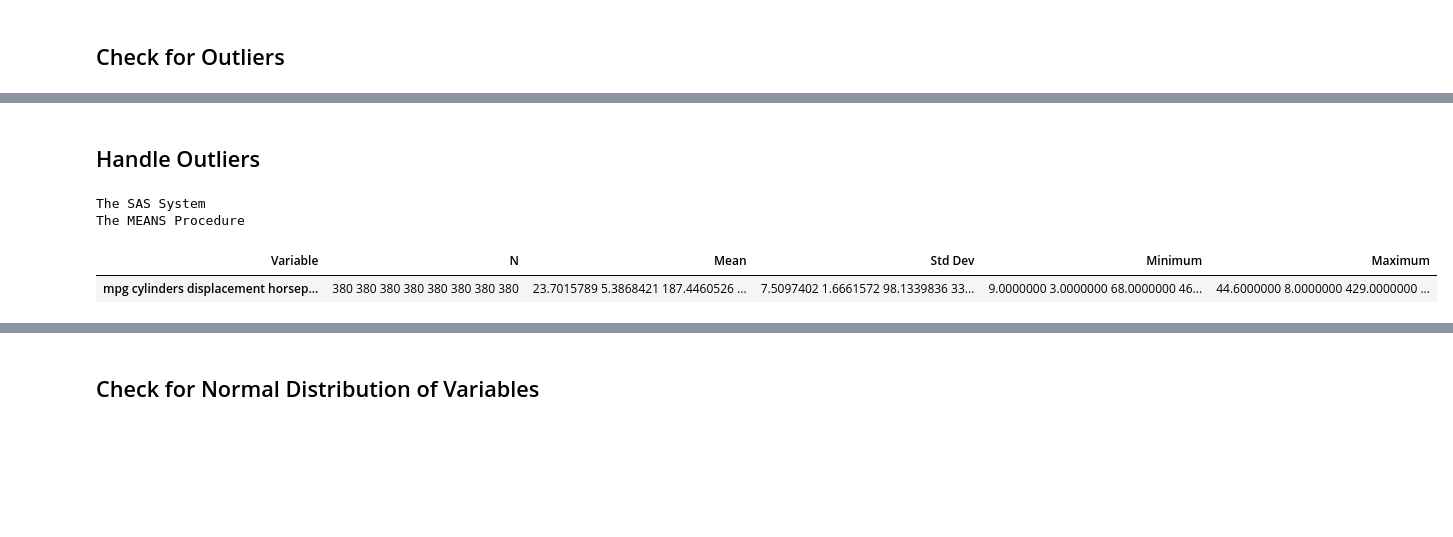
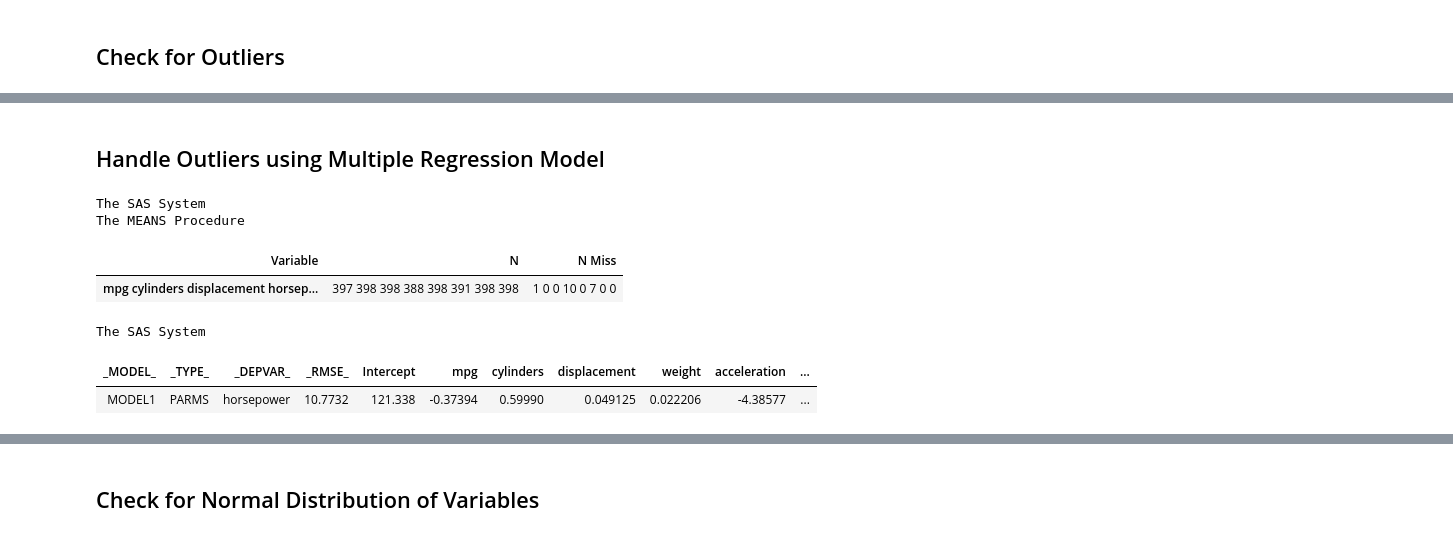
Before and after one commit to mr-amit-saini/UCI-Auto_MPG, a Jupyter notebook: Code/Auto_MPG_SAS.ipynb, the cells around one changed output, grey strips where cells are left out. Drawn from its saved outputs; the diff is of its cells as text; code cells hidden in the pictures; blank space fills up the shorter version.

Commit message:
Add Regression Model
Add Multiple Linear Regression Model

```diff
--- a/Code/Auto_MPG_SAS.ipynb
+++ b/Code/Auto_MPG_SAS.ipynb
@@ -322,51 +325,70 @@ run;
 
 data _null_;
 file print;
-set auto.updated(keep=acceleration horsepower mpg);
+set auto.updated(keep=acceleration horsepower mpg car_name);
 if _n_ = 1 then set Tmpo;
 if acceleration le acceleration_Q1 - 1.5*acceleration_QRange and not missing(acceleration)
     or acceleration ge acceleration_Q3 + 1.5*acceleration_QRange then
-    put "Possible Outlier for acceleration is " acceleration;
+    put "Possible Outlier for acceleration in " car_name "is " acceleration;
 else if horsepower le horsepower_Q1 - 1.5*horsepower_QRange and not missing(horsepower)
     or horsepower ge horsepower_Q3 + 1.5*horsepower_QRange then
-    put "Possible Outlier for horsepower is " horsepower;
+    put "Possible Outlier for horsepower in " car_name "is " horsepower;
 else if mpg le mpg_Q1 - 1.5*mpg_QRange and not missing(mpg)
     or mpg ge mpg_Q3 + 1.5*mpg_QRange then
-    put "Possible Outlier for mpg is " mpg;
+    put "Possible Outlier for mpg in " car_name "is " mpg;
 run;
 # %% [output]
 [interactive output not drawn]
 # %% [markdown]
-## Handle Outliers
+## Handle Outliers using Multiple Regression Model
 # %%
 *Only 18 observations have significant outlier values among total 398 observations;
-*So the outlier values can be deleted without much impacting the overall dataset;
+*So I am creating multiple rgression models to predict and replace the values of the outliers in respective variables;
 
 proc means data=auto.updated noprint;
 var acceleration horsepower mpg;
 output out=Tmpo (drop=_type_ _freq_)
 Q1=
 Q3=
 QRange= / autoname;
 run;
 
-data auto.outlier_removed;
+data auto.outlier_null;
 set auto.updated;
 if _n_ = 1 then set Tmpo;
 if acceleration le acceleration_Q1 - 1.5*acceleration_QRange and not missing(acceleration)
-    or acceleration ge acceleration_Q3 + 1.5*acceleration_QRange then delete;
+    or acceleration ge acceleration_Q3 + 1.5*acceleration_QRange then acceleration=.;
 else if horsepower le horsepower_Q1 - 1.5*horsepower_QRange and not missing(horsepower)
-    or horsepower ge horsepower_Q3 + 1.5*horsepower_QRange then delete;
+    or horsepower ge horsepower_Q3 + 1.5*horsepower_QRange then horsepower=.;
 else if mpg le mpg_Q1 - 1.5*mpg_QRange and not missing(mpg)
-    or mpg ge mpg_Q3 + 1.5*mpg_QRange then delete;
+    or mpg ge mpg_Q3 + 1.5*mpg_QRange then mpg=.;
 
 keep mpg cylinders displacement horsepower weight acceleration model_year origin car_name;
 run;
 
-proc means data=auto.outlier_removed;
+proc means data=auto.outlier_null n nmiss;
 run;
 # %% [output]
 The SAS System
 The MEANS Procedure
-| Variable | N | Mean | Std Dev | Minimum | Maximum |
-| mpg cylinders displacement horsep... | 380 380 380 380 380 380 380 380 | 23.7015789 5.3868421 187.4460526 ... | 7.5097402 1.6661572 98.1339836 33... | 9.0000000 3.0000000 68.0000000 46... | 44.6000000 8.0000000 429.0000000 ... |
+| Variable | N | N Miss |
+| mpg cylinders displacement horsep... | 397 398 398 388 398 391 398 398 | 1 0 0 10 0 7 0 0 |
+# %%
+*Model 1 to predict horsepower values;
+
+proc reg data = auto.outlier_null noprint outest=betas;
+ model horsepower = mpg cylinders displacement weight acceleration model_year origin;
+run;
+quit;
+
+proc print data=betas noobs;
+run;
+
+data need_predictions;
+set auto.outlier_null;
+where horsepower = .;
+run;
+# %% [output]
+The SAS System
+| _MODEL_ | _TYPE_ | _DEPVAR_ | _RMSE_ | Intercept | mpg | cylinders | displacement | weight | acceleration | ... |
+| MODEL1 | PARMS | horsepower | 10.7732 | 121.338 | -0.37394 | 0.59990 | 0.049125 | 0.022206 | -4.38577 | ... |
```
Also changed, not shown: parts of 16 cells of this notebook.
